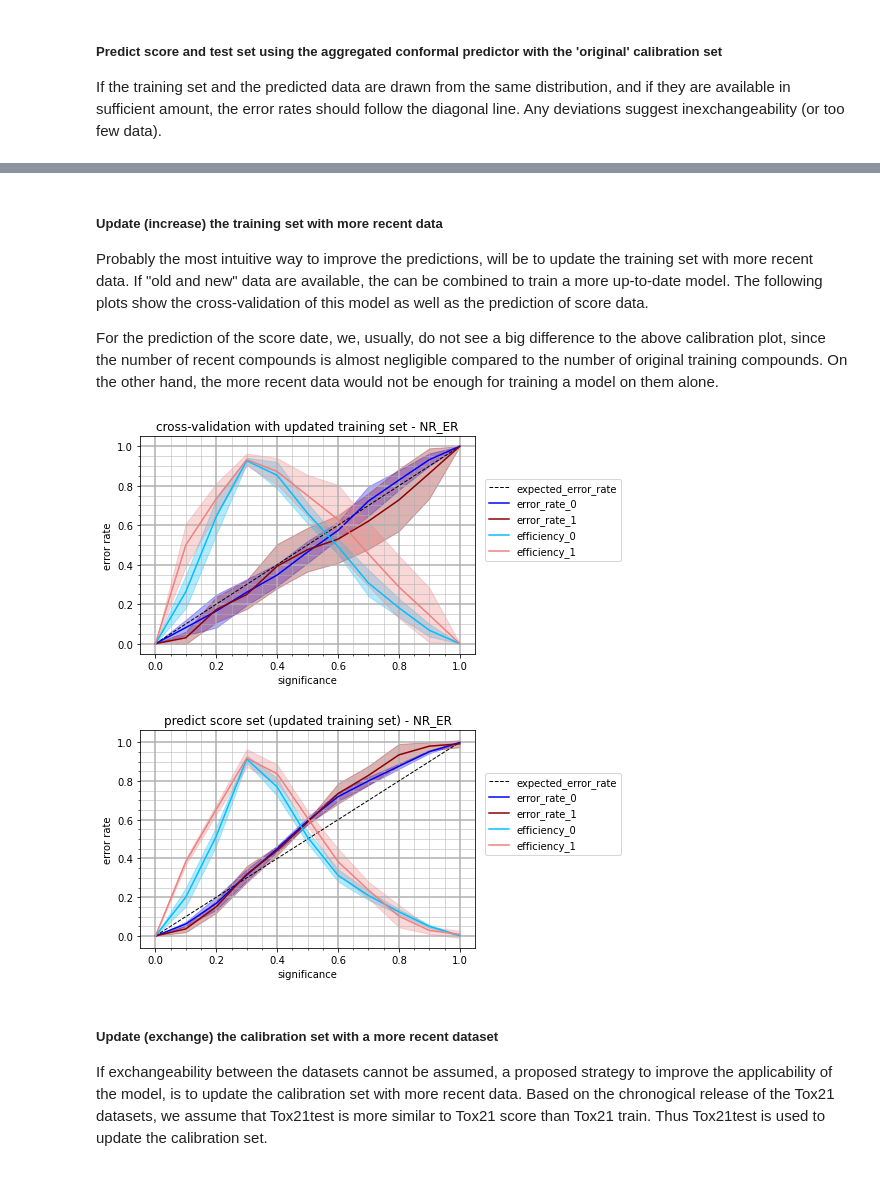
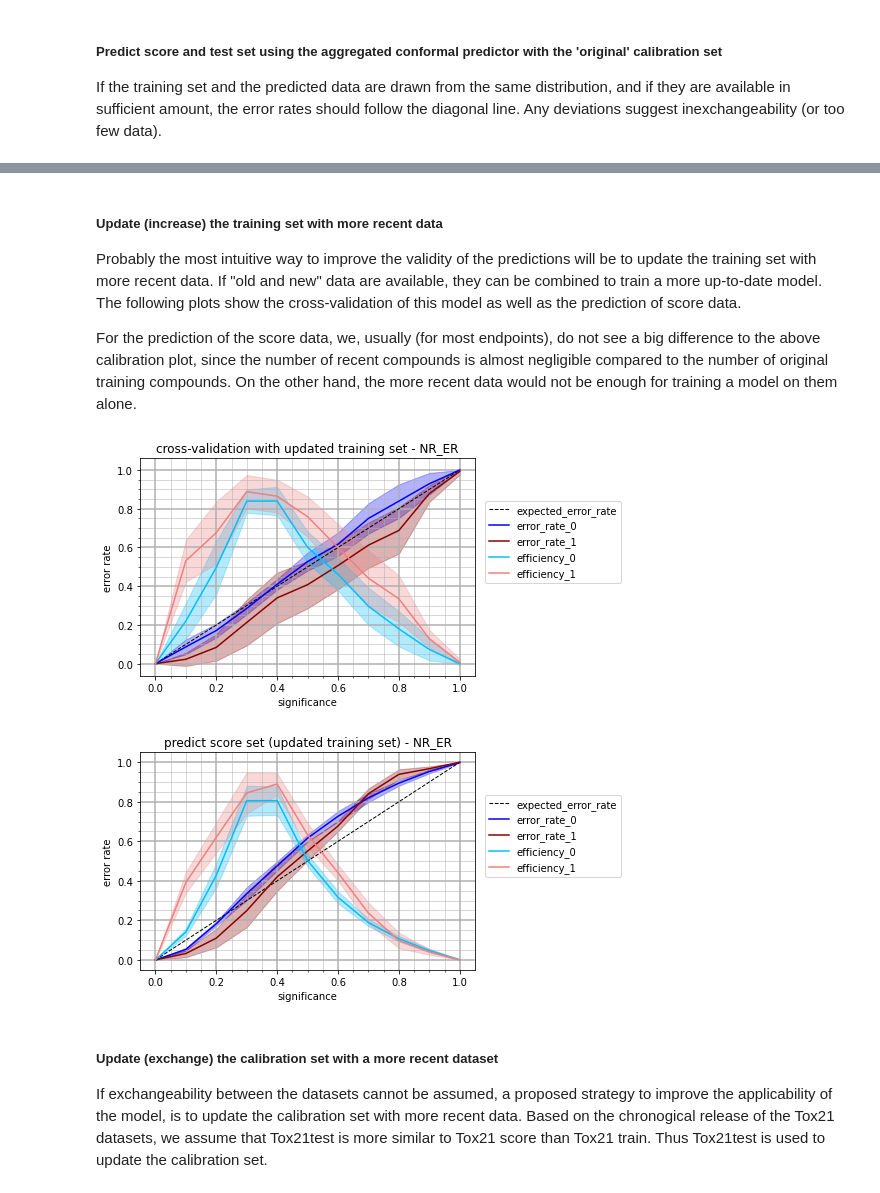
Before and after one commit to volkamerlab/cptox21_manuscript_SI, a Jupyter notebook: code/calupdate_example.ipynb, the cells around one changed output, grey strips where cells are left out. Saved outputs shown, nothing was run; the diff lists cells and outputs as text; code cells hidden in the pictures.

```diff
--- a/code/calupdate_example.ipynb
+++ b/code/calupdate_example.ipynb
@@ -98,9 +90,8 @@ pd.DataFrame.from_dict(datasets_size_dict)
 #### Define crossvalidator, which does all acp experiments except for train_update
 # %%
 cross_validator = CPTox21CrossValidator(
-            acp, cv_splitter=CrossValidationSampler(),
-            score_splitter=StratifiedRatioSampler(test_ratio=0.5)
-        )
+    acp, cv_splitter=CrossValidationSampler(), score_splitter=StratifiedRatioSampler(test_ratio=0.5)
+)
 # %% [markdown]
 #### Crossvalidate
 # %%
@@ -132,8 +123,7 @@ Difference to CPTox21AggregatedConformalPredictor: No further updating of the ca
 # %%
 train_update_acp = AggregatedConformalPredictor(
-        predictor=icp, sampler=StratifiedRatioSampler(n_folds=n_folds_acp),
-        aggregation_func=np.median
-    )
+    predictor=icp, sampler=StratifiedRatioSampler(n_folds=n_folds_acp), aggregation_func=np.median
+)
 # %% [markdown]
 #### Define train_update crossvalidator using same splits as before and crossvalidate
 # %%
@@ -178,6 +171,7 @@ As proof-of-concept, let's look at the calibration plot of the cross-validation.
 # %%
 plots["cv"] = cross_validator.calibration_plot(
     averaged_evaluation_df=cross_validator.averaged_evaluation_df_cv,
-            endpoint=endpoint, title_name="cross-validation with original calibration set"
-        )
+    endpoint=endpoint,
+    title_name="cross-validation with original calibration set"
+)
 # %% [output]
@@ -187,11 +181,14 @@ plots["cv"] = cross_validator.calibration_plot(
 If the training set and the predicted data are drawn from the same distribution, and if they are available in sufficient amount, the error rates should follow the diagonal line. Any deviations suggest inexchangeability (or too few data).
 # %%
 plots["pred_score"] = cross_validator.calibration_plot(
-            averaged_evaluation_df=cross_validator.averaged_evaluation_df_pred_score,
-            endpoint=endpoint, title_name="predict score set (original calibration set)"
-        )
+    averaged_evaluation_df=cross_validator.averaged_evaluation_df_pred_score,
+    endpoint=endpoint,
+    title_name="predict score set (original calibration set)"
+)
+
 plots["pred_test"] = cross_validator.calibration_plot(
-            averaged_evaluation_df=cross_validator.averaged_evaluation_df_pred_test,
-            endpoint=endpoint, title_name="predict test set (original calibration set)"
-        )
+    averaged_evaluation_df=cross_validator.averaged_evaluation_df_pred_test,
+    endpoint=endpoint,
+    title_name="predict test set (original calibration set)"
+)
 # %% [output]
@@ -200,20 +197,23 @@ plots["pred_test"] = cross_validator.calibration_plot(
 # %% [markdown]
 ##### Update (increase) the training set with more recent data
-Probably the most intuitive way to improve the predictions, will be to update the training set with more recent data. If "old and new" data are available, the can be combined to train a more up-to-date model. The following plots show the cross-validation of this model as well as the prediction of score data.
+Probably the most intuitive way to improve the validity of the predictions will be to update the training set with more recent data. If "old and new" data are available, they can be combined to train a more up-to-date model. The following plots show the cross-validation of this model as well as the prediction of score data.
 
-For the prediction of the score date, we, usually, do not see a big difference to the above calibration plot, since the number of recent compounds is almost negligible compared to the number of original training compounds. On the other hand, the more recent data would not be enough for training a model on them alone.
+For the prediction of the score data, we, usually (for most endpoints), do not see a big difference to the above calibration plot, since the number of recent compounds is almost negligible compared to the number of original training compounds. On the other hand, the more recent data would not be enough for training a model on them alone.
 # %%
 plots["train_update_cv"] = train_update_cross_validator.calibration_plot(
-            averaged_evaluation_df=train_update_cross_validator.averaged_evaluation_df_cv,
-            endpoint=endpoint, title_name="cross-validation with updated training set"
-        )
+    averaged_evaluation_df=train_update_cross_validator.averaged_evaluation_df_cv,
+    endpoint=endpoint,
+    title_name="cross-validation with updated training set"
+)
+
 plots["train_update_pred_score"] = train_update_cross_validator.calibration_plot(
-            averaged_evaluation_df=train_update_cross_validator.averaged_evaluation_df_pred_score,
-            endpoint=endpoint, title_name="predict score set (updated training set)"
-        )
+    averaged_evaluation_df=train_update_cross_validator.averaged_evaluation_df_pred_score,
+    endpoint=endpoint,
+    title_name="predict score set (updated training set)"
+)
 # %% [output]
-[figure, old version]
+[figure, new version]
-[figure, old version]
+[figure, new version]
 # %% [markdown]
 ##### Update (exchange) the calibration set with a more recent dataset
 If exchangeability between the datasets cannot be assumed, a proposed strategy to improve the applicability of the model, is to update the calibration set with more recent data.
```
Also changed, not shown: parts of 32 cells of this notebook, 2 other files.
